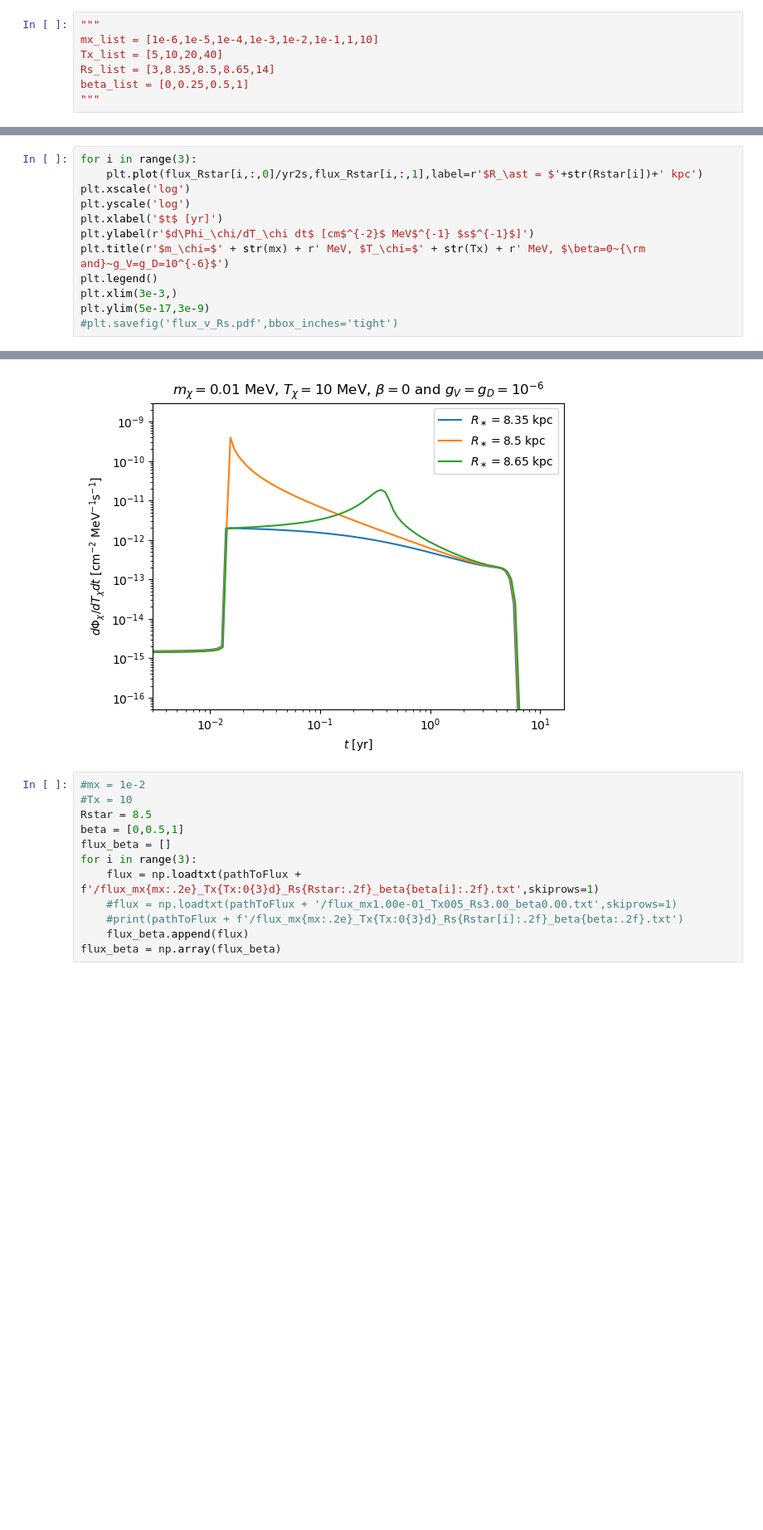
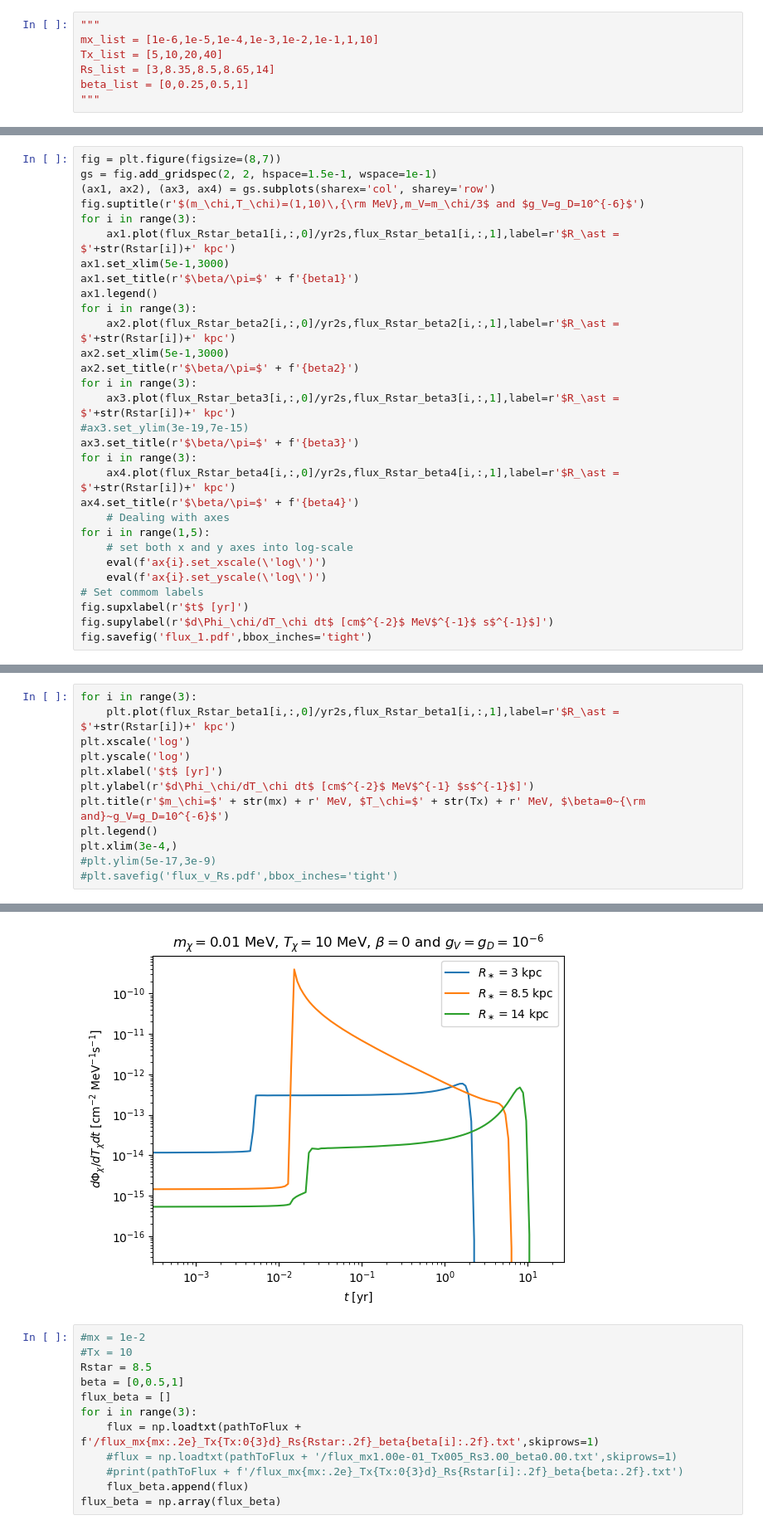
Before and after one commit to yenhsunlin/SNnuBDM2, a Jupyter notebook: src/plot.ipynb, the cells around one changed output, grey strips where cells are left out. Shown at 83% size. Saved outputs shown, nothing was run; the diff lists cells and outputs as text; blank space fills up the shorter version.

```diff
--- a/src/plot.ipynb
+++ b/src/plot.ipynb
@@ -116,0 +129,30 @@ flux_Rstar = np.array(flux_Rstar)
+# %%
+fig = plt.figure(figsize=(8,7))
+gs = fig.add_gridspec(2, 2, hspace=1.5e-1, wspace=1e-1)
+(ax1, ax2), (ax3, ax4) = gs.subplots(sharex='col', sharey='row')
+fig.suptitle(r'$(m_\chi,T_\chi)=(1,10)\,{\rm MeV},m_V=m_\chi/3$ and $g_V=g_D=10^{-6}$')
+for i in range(3):
+    ax1.plot(flux_Rstar_beta1[i,:,0]/yr2s,flux_Rstar_beta1[i,:,1],label=r'$R_\ast = $'+str(Rstar[i])+' kpc')
+ax1.set_xlim(5e-1,3000)
+ax1.set_title(r'$\beta/\pi=$' + f'{beta1}')
+ax1.legend()
+for i in range(3):
+    ax2.plot(flux_Rstar_beta2[i,:,0]/yr2s,flux_Rstar_beta2[i,:,1],label=r'$R_\ast = $'+str(Rstar[i])+' kpc')
+ax2.set_xlim(5e-1,3000)
+ax2.set_title(r'$\beta/\pi=$' + f'{beta2}')
+for i in range(3):
+    ax3.plot(flux_Rstar_beta3[i,:,0]/yr2s,flux_Rstar_beta3[i,:,1],label=r'$R_\ast = $'+str(Rstar[i])+' kpc')
+#ax3.set_ylim(3e-19,7e-15)
+ax3.set_title(r'$\beta/\pi=$' + f'{beta3}')
+for i in range(3):
+    ax4.plot(flux_Rstar_beta4[i,:,0]/yr2s,flux_Rstar_beta4[i,:,1],label=r'$R_\ast = $'+str(Rstar[i])+' kpc')
+ax4.set_title(r'$\beta/\pi=$' + f'{beta4}')
+    # Dealing with axes
+for i in range(1,5):
+    # set both x and y axes into log-scale
+    eval(f'ax{i}.set_xscale(\'log\')')
+    eval(f'ax{i}.set_yscale(\'log\')')
+# Set commom labels
+fig.supxlabel(r'$t$ [yr]')
+fig.supylabel(r'$d\Phi_\chi/dT_\chi dt$ [cm$^{-2}$ MeV$^{-1}$ s$^{-1}$]')
+fig.savefig('flux_1.pdf',bbox_inches='tight')
@@ -117,13 +161,13 @@ flux_Rstar = np.array(flux_Rstar)
 # %%
 for i in range(3):
-    plt.plot(flux_Rstar[i,:,0]/yr2s,flux_Rstar[i,:,1],label=r'$R_\ast = $'+str(Rstar[i])+' kpc')
+    plt.plot(flux_Rstar_beta1[i,:,0]/yr2s,flux_Rstar_beta1[i,:,1],label=r'$R_\ast = $'+str(Rstar[i])+' kpc')
 plt.xscale('log')
 plt.yscale('log')
 plt.xlabel('$t$ [yr]')
 plt.ylabel(r'$d\Phi_\chi/dT_\chi dt$ [cm$^{-2}$ MeV$^{-1} $s$^{-1}$]')
 plt.title(r'$m_\chi=$' + str(mx) + r' MeV, $T_\chi=$' + str(Tx) + r' MeV, $\beta=0~{\rm and}~g_V=g_D=10^{-6}$')
 plt.legend()
-plt.xlim(3e-3,)
-plt.ylim(5e-17,3e-9)
+plt.xlim(3e-4,)
+#plt.ylim(5e-17,3e-9)
 #plt.savefig('flux_v_Rs.pdf',bbox_inches='tight')
 # %% [output]
@@ -131,4 +175,4 @@ plt.ylim(5e-17,3e-9)
-[figure, old version]
+[figure, new version]
 # %%
 #mx = 1e-2
 #Tx = 10
```
Also changed, not shown: parts of 17 cells of this notebook, 9 other files.
